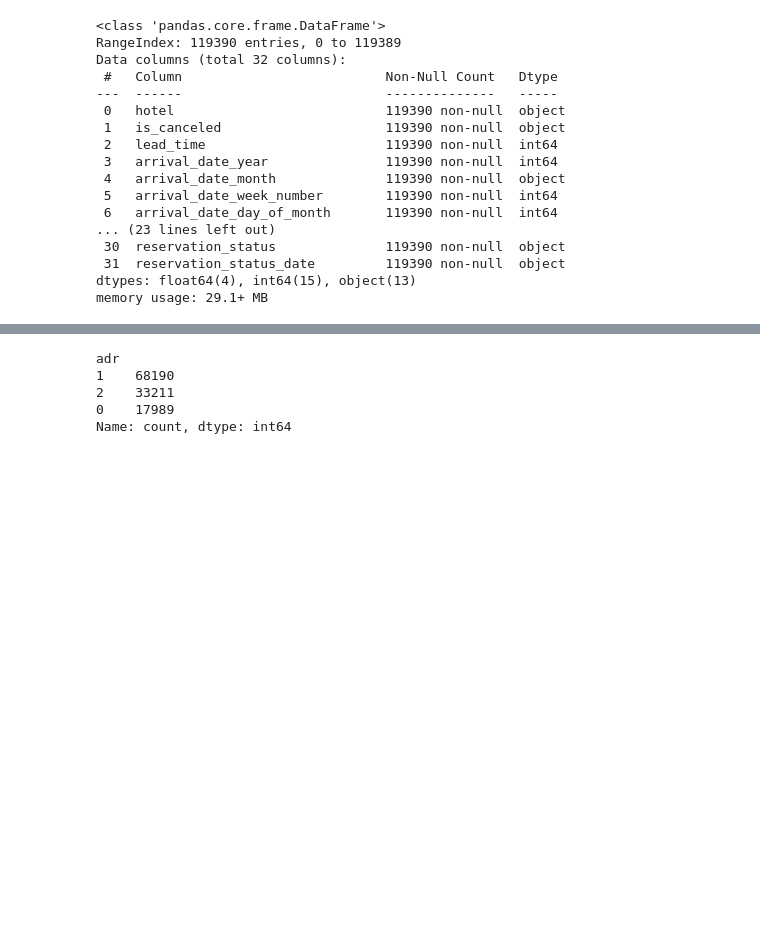
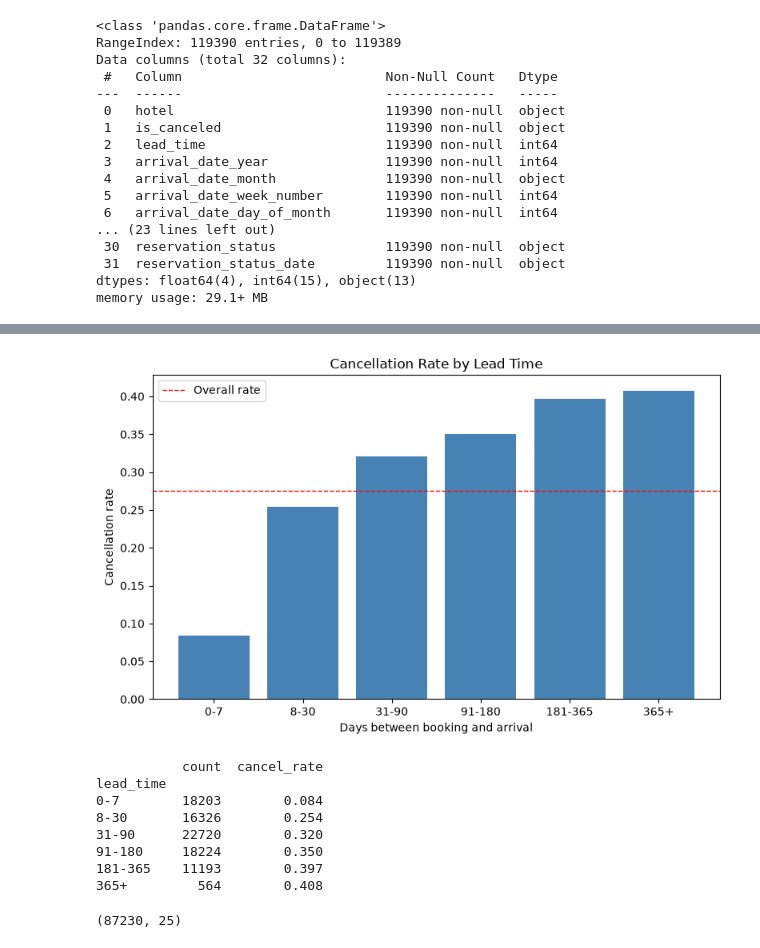
Before and after one commit to sascott9655/ADS-505-Hotel_Bookings_Project, a Jupyter notebook: Samuel's_Hotel_Cancellation_EDA.ipynb, the cells around one changed output, grey strips where cells are left out. Cells and saved outputs as stored; diff of their text form; code cells hidden in the pictures; blank space fills up the shorter version.

```diff
--- a/Samuel's_Hotel_Cancellation_EDA.ipynb
+++ b/Samuel's_Hotel_Cancellation_EDA.ipynb
@@ -215,0 +209,5 @@ hotel.head()
+# %%
+top_countries = df["country"].value_counts().nlargest(10).index
+#I like the idea of having an other column for countries that do not appear in the data set often
+df["country"] = df["country"].where(df["country"].isin(top_countries), "Other")
+df.head()
@@ -216,32 +224,29 @@ hotel.head()
+# %%
+#Nice visual to show likelihood of cancellation based on how many days passed by.
+lead_bins = pd.cut(df["lead_time"], bins=[-1, 7, 30, 90, 180, 365, 800],
+                  labels=["0-7", "8-30", "31-90", "91-180", "181-365","365+"])
+lead_rates = df.groupby(lead_bins, observed=True)["is_canceled"].agg(count="size", cancel_rate="mean")
+plt.figure(figsize=(8, 5))
+plt.bar(lead_rates.index.astype(str), lead_rates["cancel_rate"], color="steelblue")
+plt.axhline(df["is_canceled"].mean(), color="red", linestyle="--", linewidth=1,label="Overall rate")
+plt.title("Cancellation Rate by Lead Time")
+plt.xlabel("Days between booking and arrival")
+plt.ylabel("Cancellation rate")
+plt.legend()
+plt.tight_layout()
+plt.show()
+print(lead_rates.round(3))
+# %% [output]
+[figure, added]
+           count  cancel_rate
+lead_time
+0-7        18203        0.084
+8-30       16326        0.254
+31-90      22720        0.320
+91-180     18224        0.350
+181-365    11193        0.397
+365+         564        0.408
 # %%
-#reserved_room feature worth discussing today
+df.shape
+# %% [output]
+(87230, 25)
-# %%
-#adr 0 = budget, 1 = standard, 2 = premium
-hotel['adr'].value_counts()
-
-adr_budget = hotel['adr'] <= 60.00
-adr_budget = adr_budget[adr_budget == True]
-adr_budget[adr_budget == True] = 0.0
-adr_budget
-
-adr_standard = (hotel['adr'] > 60.00) & (hotel['adr'] <= 120.00)
-adr_standard = adr_standard[adr_standard == True]
-adr_standard[adr_standard == True] = 1.0
-adr_standard
-
-adr_premium = hotel['adr'] > 120.00
-adr_premium = adr_premium[adr_premium == True]
-adr_premium[adr_premium == True] = 2.0
-adr_premium
-
-hotel.loc[adr_budget.index, 'adr'] = 0.0
-hotel.loc[adr_standard.index, 'adr'] = 1.0
-hotel.loc[adr_premium.index, 'adr'] = 2.0
-hotel['adr'] = hotel['adr'].astype('int')
-#hotel['adr'].value_counts()
-# %% [output]
-adr
-1    68190
-2    33211
-0    17989
-Name: count, dtype: int64
```
Also changed, not shown: parts of 29 cells of this notebook.
